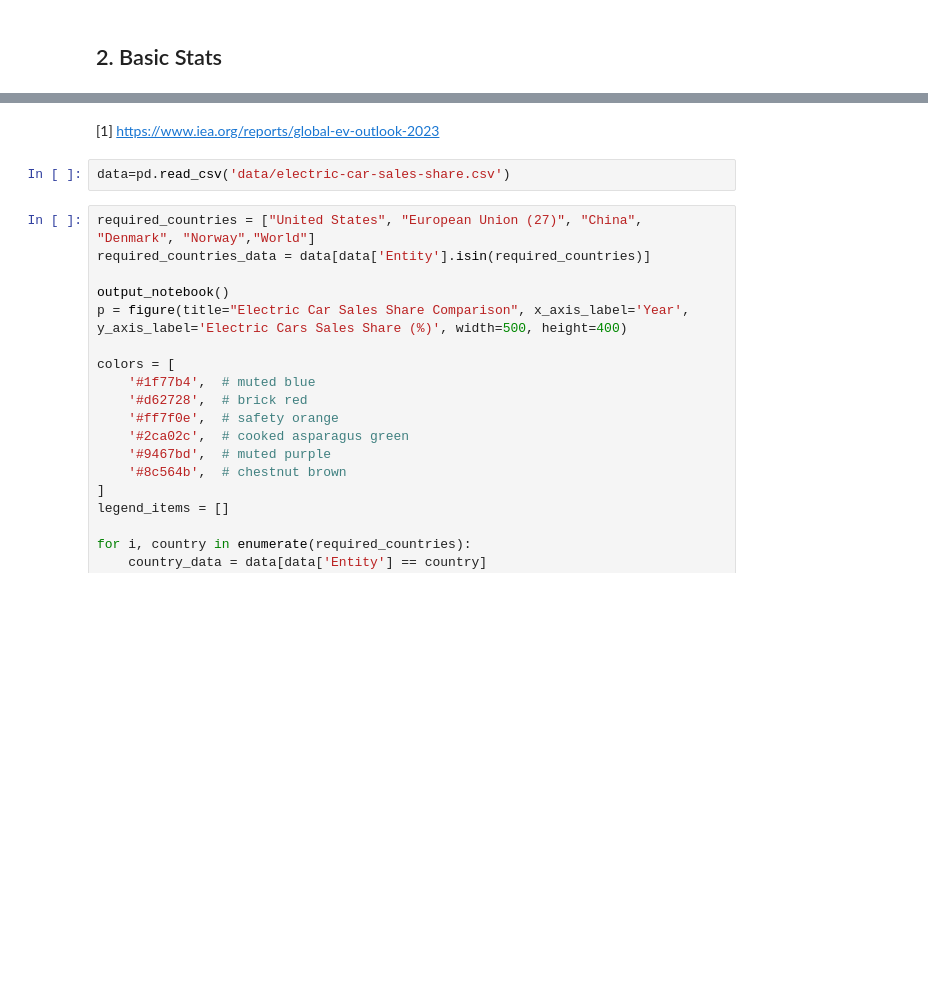
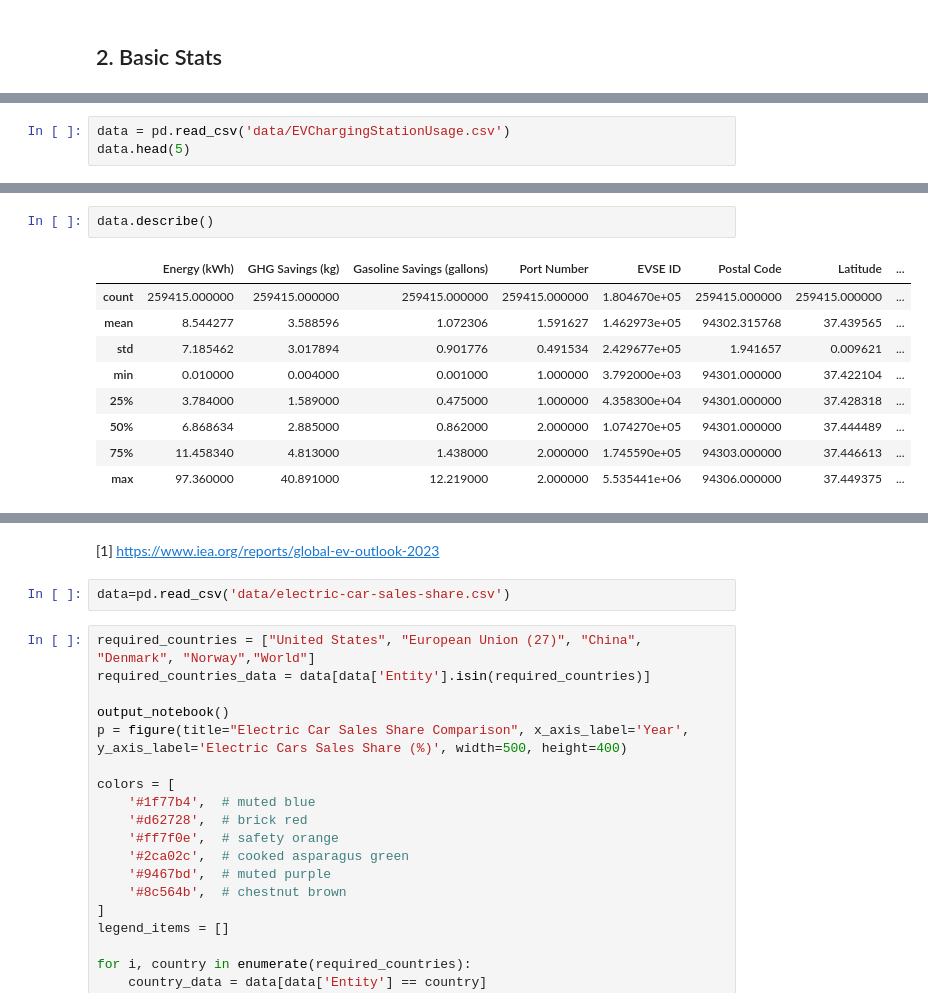
Before and after one commit to AndroCrunch/EV_Availability_G23, a Jupyter notebook: analysis5_andro.ipynb, the cells around one changed output, grey strips where cells are left out. Cells and saved outputs as stored; diff of their text form; blank space fills up the shorter version.

```diff
--- a/analysis5_andro.ipynb
+++ b/analysis5_andro.ipynb
@@ -52,0 +67,3 @@ For deeper understanding of the problem at a local level, we use city of **Palo
+# %%
+data = pd.read_csv('data/EVChargingStationUsage.csv')
+data.head(5)
@@ -52,0 +112,12 @@ For deeper understanding of the problem at a local level, we use city of **Palo
+# %%
+data.describe()
+# %% [output]
+|  | Energy (kWh) | GHG Savings (kg) | Gasoline Savings (gallons) | Port Number | EVSE ID | Postal Code | Latitude | ... |
+| count | 259415.000000 | 259415.000000 | 259415.000000 | 259415.000000 | 1.804670e+05 | 259415.000000 | 259415.000000 | ... |
+| mean | 8.544277 | 3.588596 | 1.072306 | 1.591627 | 1.462973e+05 | 94302.315768 | 37.439565 | ... |
+| std | 7.185462 | 3.017894 | 0.901776 | 0.491534 | 2.429677e+05 | 1.941657 | 0.009621 | ... |
+| min | 0.010000 | 0.004000 | 0.001000 | 1.000000 | 3.792000e+03 | 94301.000000 | 37.422104 | ... |
+| 25% | 3.784000 | 1.589000 | 0.475000 | 1.000000 | 4.358300e+04 | 94301.000000 | 37.428318 | ... |
+| 50% | 6.868634 | 2.885000 | 0.862000 | 2.000000 | 1.074270e+05 | 94301.000000 | 37.444489 | ... |
+| 75% | 11.458340 | 4.813000 | 1.438000 | 2.000000 | 1.745590e+05 | 94303.000000 | 37.446613 | ... |
+| max | 97.360000 | 40.891000 | 12.219000 | 2.000000 | 5.535441e+06 | 94306.000000 | 37.449375 | ... |
```
Also changed, not shown: parts of 39 cells of this notebook, 3 other files.
